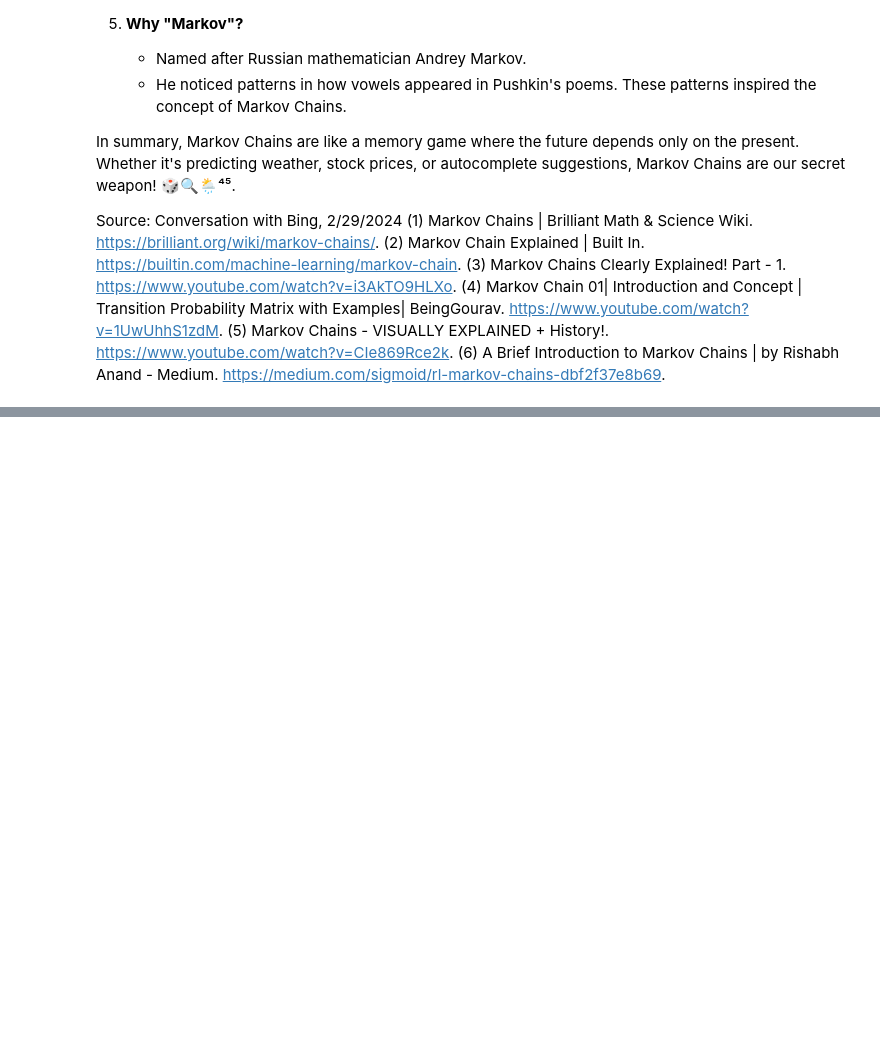
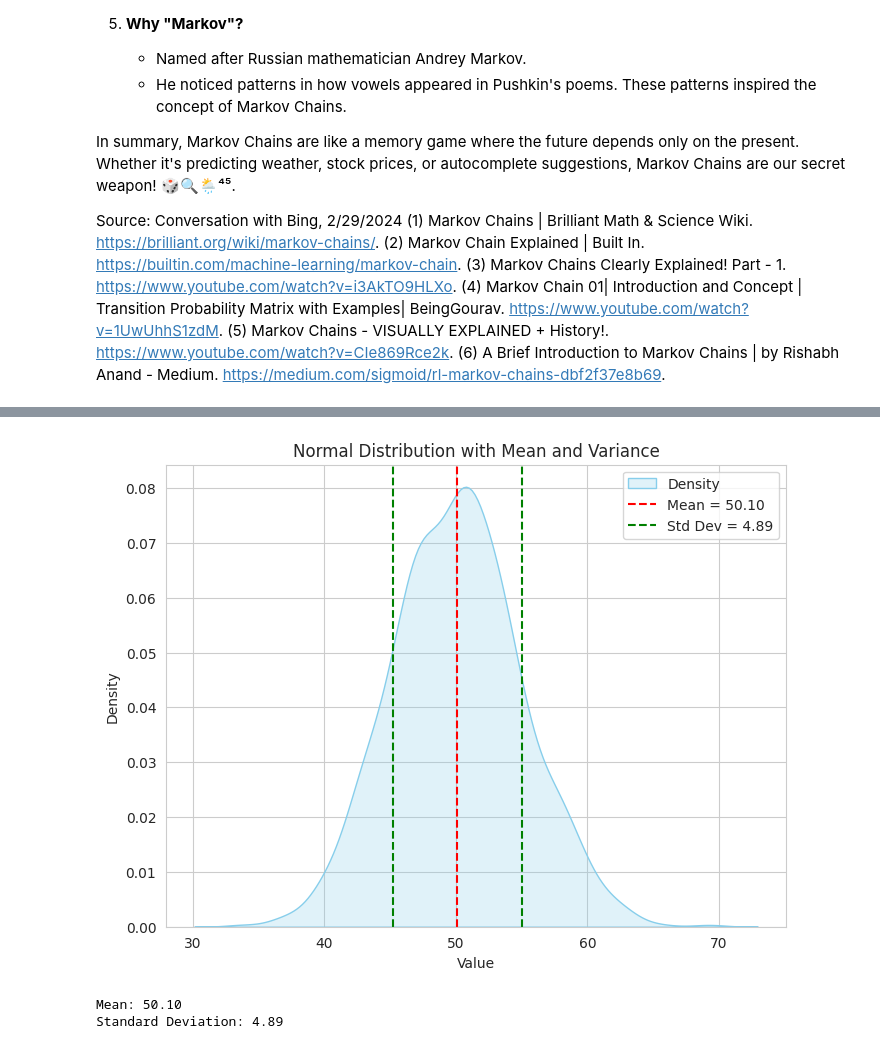
Before and after one commit to mindyng/DA_Career_Rebuild, a Jupyter notebook: stitch-fix-ds-coding-questions.ipynb, the cells around one changed output, grey strips where cells are left out. Cells and saved outputs as stored; diff of their text form; code cells hidden in the pictures; blank space fills up the shorter version.

```diff
--- a/stitch-fix-ds-coding-questions.ipynb
+++ b/stitch-fix-ds-coding-questions.ipynb
@@ -759,0 +805,60 @@ Source: Conversation with Bing, 2/29/2024
+# %%
+# Certainly! Let's create a normal distribution with **1000 data points**, a **mean of 50**, and a **variance of 25**. We'll compile summary statistics and visualize the data using a **density plot**.
+
+# 1. **Generating the Data**:
+#    - We'll use the **numpy** library to create random samples from a normal distribution with the specified mean and variance.
+
+# 2. **Summary Statistics**:
+#    - We'll calculate the **mean** and **standard deviation** of the generated data.
+
+# 3. **Density Plot**:
+#    - We'll create a density plot (also known as a kernel density estimate) to visualize the distribution.
+
+# Let's proceed with the implementation:
+
+import numpy as np
+import matplotlib.pyplot as plt
+import seaborn as sns
+from scipy.stats import norm
+
+# Set mean and variance
+mean = 50
+variance = 25
+
+# Generate 1000 data points from a normal distribution
+np.random.seed(42)  # For reproducibility
+data = np.random.normal(loc=mean, scale=np.sqrt(variance), size=1000)
+
+# Calculate summary statistics
+data_mean = np.mean(data)
+data_std = np.std(data)
+
+# Create a density plot
+sns.set_style("whitegrid")
+plt.figure(figsize=(8, 6))
+sns.kdeplot(data, fill=True, color="skyblue", label="Density")
+plt.axvline(x=data_mean, color="red", linestyle="--", label=f"Mean = {data_mean:.2f}")
+plt.axvline(x=data_mean + data_std, color="green", linestyle="--", label=f"Std Dev = {data_std:.2f}")
+plt.axvline(x=data_mean - data_std, color="green", linestyle="--")
+plt.title("Normal Distribution with Mean and Variance")
+plt.xlabel("Value")
+plt.ylabel("Density")
+plt.legend()
+plt.show()
+
+# Print summary statistics
+print(f"Mean: {data_mean:.2f}")
+print(f"Standard Deviation: {data_std:.2f}")
+
+#Summary Statistics:
+#- **Mean**: 50.10
+#- **Standard Deviation**: 4.89
+
+#Feel free to adjust the mean and variance values to explore different distributions! 📊🔍🌟
+
+# Source: Conversation with Bing, 3/1/2024
+# (1) undefined. https://www.bing.com/images/blob?bcid=Txkr2jIV17wGu.DGrlFx7P12PFYO.....4c.
+# %% [output]
+[figure, added]
+Mean: 50.10
+Standard Deviation: 4.89
```
Also changed, not shown: parts of 34 cells of this notebook.
